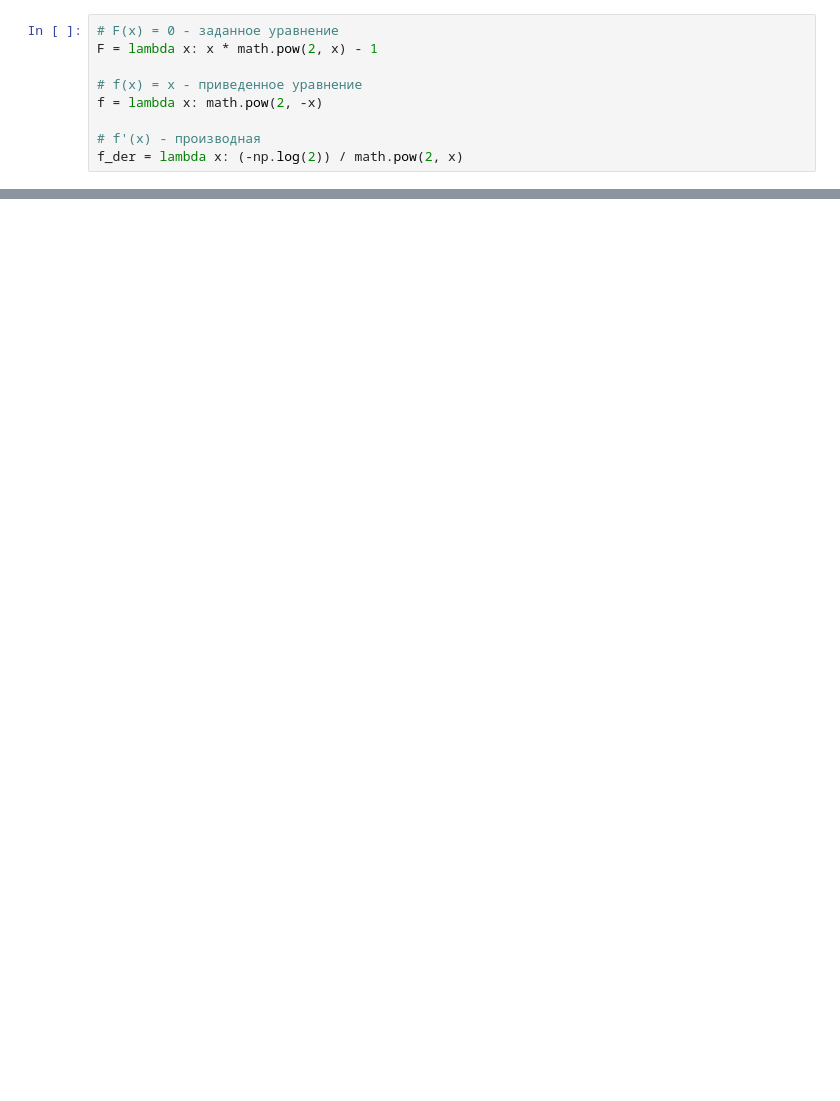
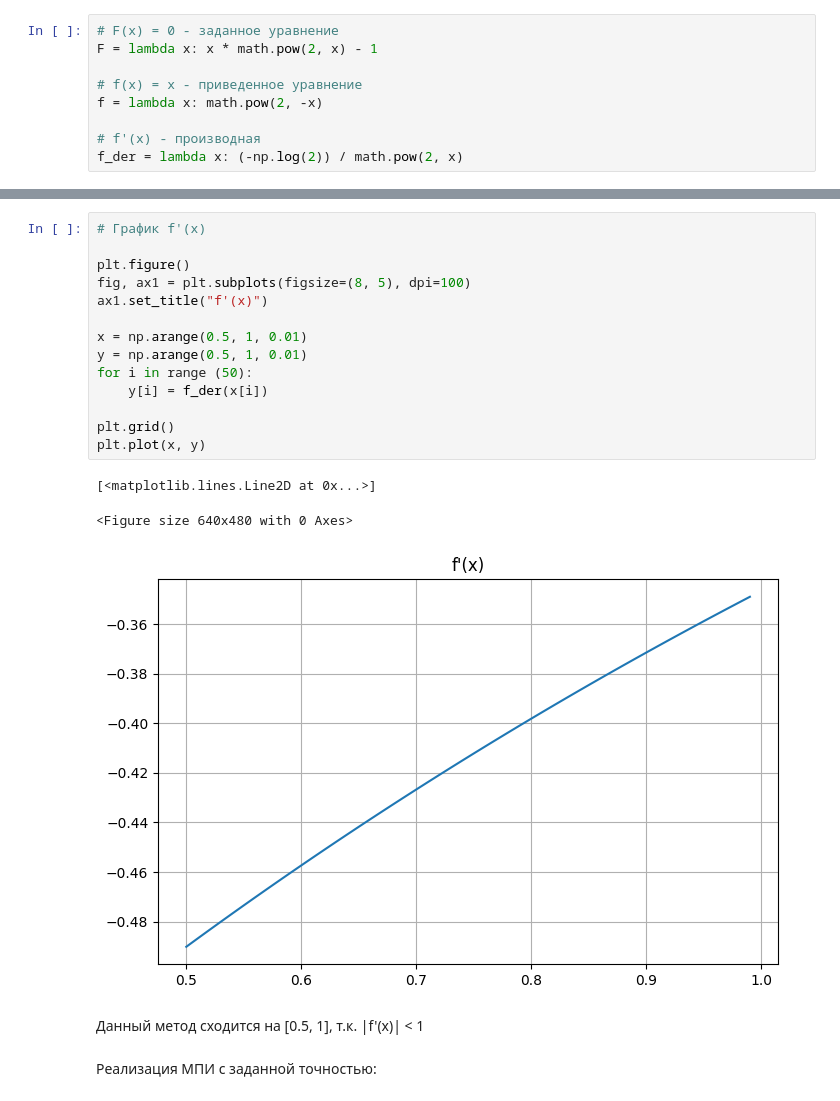
Before and after one commit to ivan-egorov42/compmath, a Jupyter notebook: lab3/lab3.ipynb, the cells around one changed output, grey strips where cells are left out. Cells and saved outputs as stored; diff of their text form; blank space fills up the shorter version.

```diff
--- a/lab3/lab3.ipynb
+++ b/lab3/lab3.ipynb
@@ -38,0 +42,22 @@ TypeError: only size-1 arrays can be converted to Python scalars
+# %%
+# График f'(x)
+
+plt.figure()
+fig, ax1 = plt.subplots(figsize=(8, 5), dpi=100)
+ax1.set_title("f'(x)")
+
+x = np.arange(0.5, 1, 0.01)
+y = np.arange(0.5, 1, 0.01)
+for i in range (50):
+    y[i] = f_der(x[i])
+
+plt.grid()
+plt.plot(x, y)
+# %% [output]
+[<matplotlib.lines.Line2D at 0x...>]
+<Figure size 640x480 with 0 Axes>
+[figure, added]
+# %% [markdown]
+Данный метод сходится на [0.5, 1], т.к. |f'(x)| < 1
+# %% [markdown]
+Реализация МПИ с заданной точностью:
```
Also changed, not shown: parts of 14 cells of this notebook.
